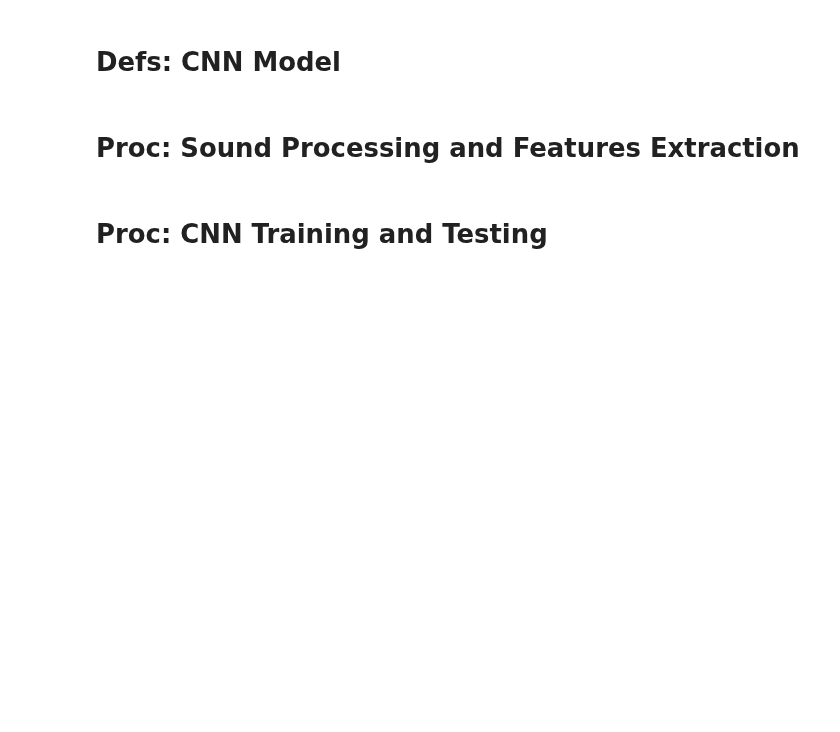
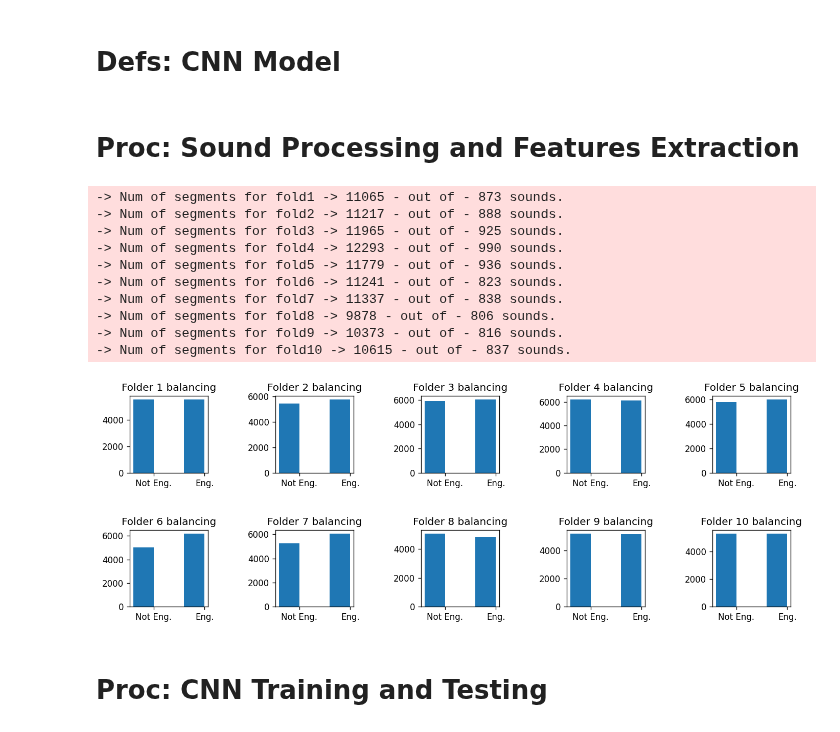
Before and after one commit to matsozza/Python_ML_CombustionEnginesRecog_MBA, a Jupyter notebook: Convolutional Neural Network.ipynb, the cells around one changed output. Drawn from its saved outputs; the diff is of its cells as text; code cells hidden in the pictures; blank space fills up the shorter version.

```diff
--- a/Convolutional Neural Network.ipynb
+++ b/Convolutional Neural Network.ipynb
@@ -237,29 +244,41 @@ def CNN_modelDefinition(useLeakyRelu=0):
 # %%
 # Pre-process and extract feature from the data
 if PREPROC_SKIP == 0:
-    fig, axes = plt.subplots(2, 5)
+    fig, axes = plt.subplots(2, 5, dpi=120)
     axes = axes.ravel()
     fig.set_figheight(10*0.5)
     fig.set_figwidth(25*0.5)
     fig.tight_layout(pad=4.5)
 
     # Loop through all sound folders
     idxFold = 0
     for soundSubPath in soundsSubPaths:
         # Extract files from folder and save externally for reuse
         segSounds_AA, features_AM, classes_A = extractSoundFeature(soundsPath, soundSubPath)
         np.savez("{0}{1}".format(preProcPath, soundSubPath),
                  segSounds = segSounds_AA, features=features_AM, classes=classes_A)
 
         # Plot histogram of data balancing per folder
         axes[idxFold].set_title('Folder ' + str(idxFold+1) + ' balancing')
         tmpData = np.asarray(classes_A)
         tmpData = [np.count_nonzero(tmpData == 0),
                    np.count_nonzero(tmpData == 1)]
         axes[idxFold].bar(['Not Eng.', 'Eng.'], tmpData,
                           align='edge', width=-0.4, label="Train")
         idxFold += 1
     fig.savefig(fname = logPath + '1_foldersProcessing.jpg' );
+# %% [output]
+-> Num of segments for fold1 -> 11065 - out of - 873 sounds.
+-> Num of segments for fold2 -> 11217 - out of - 888 sounds.
+-> Num of segments for fold3 -> 11965 - out of - 925 sounds.
+-> Num of segments for fold4 -> 12293 - out of - 990 sounds.
+-> Num of segments for fold5 -> 11779 - out of - 936 sounds.
+-> Num of segments for fold6 -> 11241 - out of - 823 sounds.
+-> Num of segments for fold7 -> 11337 - out of - 838 sounds.
+-> Num of segments for fold8 -> 9878 - out of - 806 sounds.
+-> Num of segments for fold9 -> 10373 - out of - 816 sounds.
+-> Num of segments for fold10 -> 10615 - out of - 837 sounds.
+[figure, added]
 # %% [markdown]
 # Proc:  CNN Training and Testing
 # %%
```
Also changed, not shown: parts of 10 cells of this notebook.
